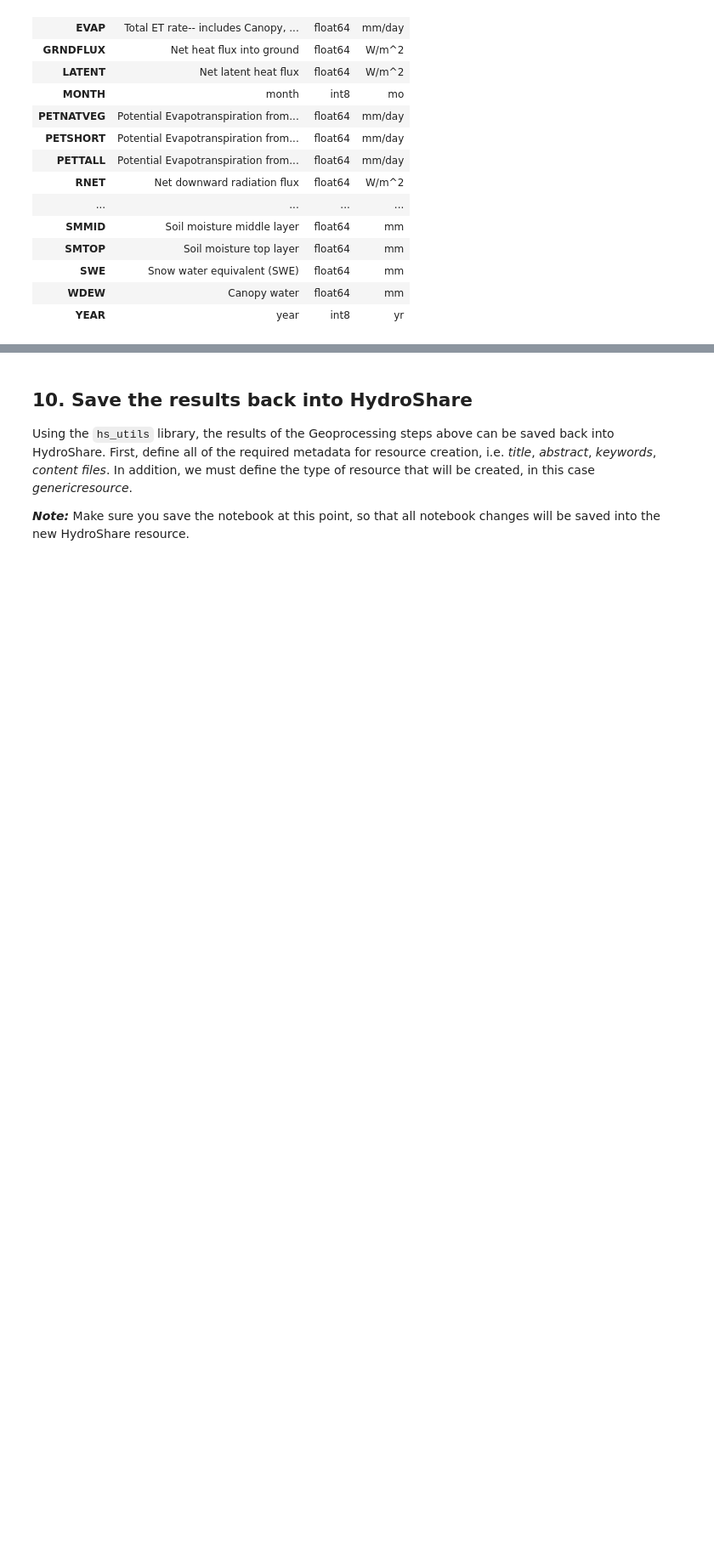
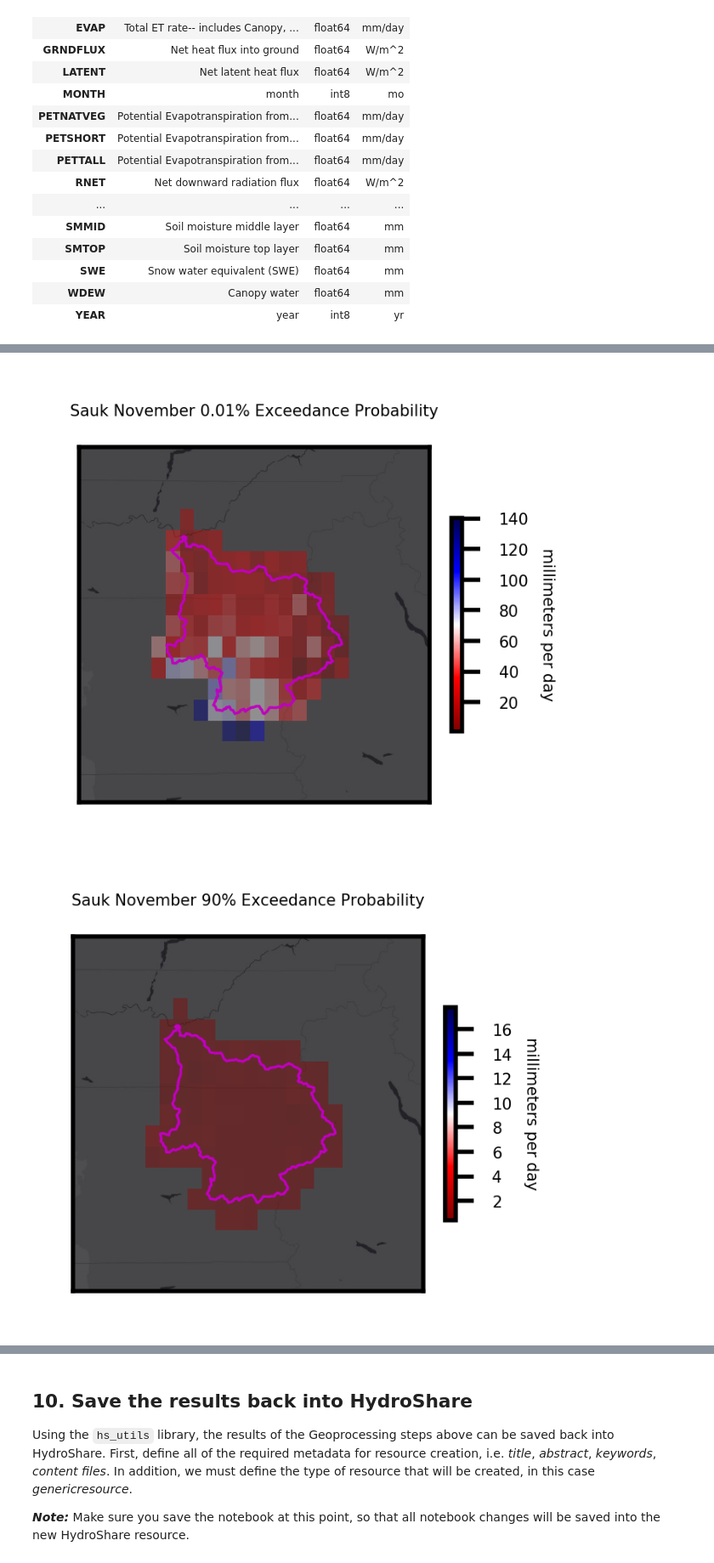
Before and after one commit to Freshwater-Initiative/Observatory, a Jupyter notebook: tutorials/Observatory_usecase4_exceedanceprob.ipynb, the cells around one changed output, grey strips where cells are left out. Shown at 85% size. Cells and saved outputs as stored; diff of their text form; code cells hidden in the pictures; blank space fills up the shorter version.

```diff
--- a/tutorials/Observatory_usecase4_exceedanceprob.ipynb
+++ b/tutorials/Observatory_usecase4_exceedanceprob.ipynb
@@ -422,0 +425,34 @@ for exceedance in [0.01, 0.1, 1, 10]:
+# %%
+# loop through each month to compute the 10% Exceedance Probability
+for eachmonth in [11, 7]:
+    monthlabel = pd.datetime.strptime(str(eachmonth), '%m')
+
+    # generate outfile path
+    outfile=os.path.join(homedir,'sauk{0}exceed0.01_livneh2013.png'.format(monthlabel.strftime('%b')))
+    files.append(outfile)
+
+    # render spatial map
+    ogh.renderValuesInPoints(vardf=ltm['EXCEED0.01_mmday_dailyvic_livneh2013'],
+                             vardf_dateindex=eachmonth,
+                             shapefile=sauk,
+                             outfilepath=outfile,
+                             plottitle='Sauk {0} 0.01% Exceedance Probability'.format(monthlabel.strftime('%B')),
+                             colorbar_label='millimeters per day',
+                             cmap='seismic_r')
+
+
+    # generate outfile path
+    outfile=os.path.join(homedir,'sauk{0}exceed90_livneh2013.png'.format(monthlabel.strftime('%b')))
+    files.append(outfile)
+
+    # render spatial map
+    ogh.renderValuesInPoints(vardf=ltm['EXCEED90_mmday_dailyvic_livneh2013'],
+                             vardf_dateindex=eachmonth,
+                             shapefile=sauk,
+                             outfilepath=outfile,
+                             plottitle='Sauk {0} 90% Exceedance Probability'.format(monthlabel.strftime('%B')),
+                             colorbar_label='millimeters per day',
+                             cmap='seismic_r')
+# %% [output]
+[figure, added]
+[figure, added]
```
Also changed, not shown: parts of 8 cells of this notebook.
